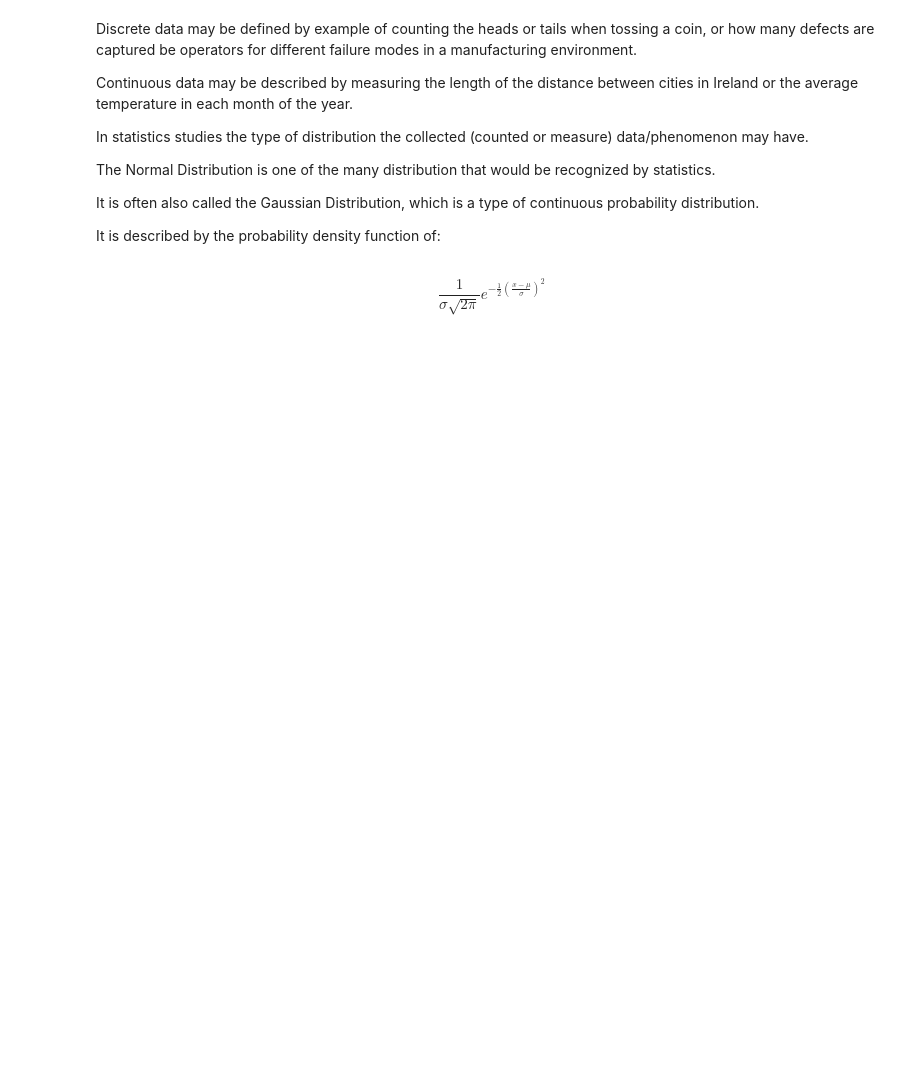
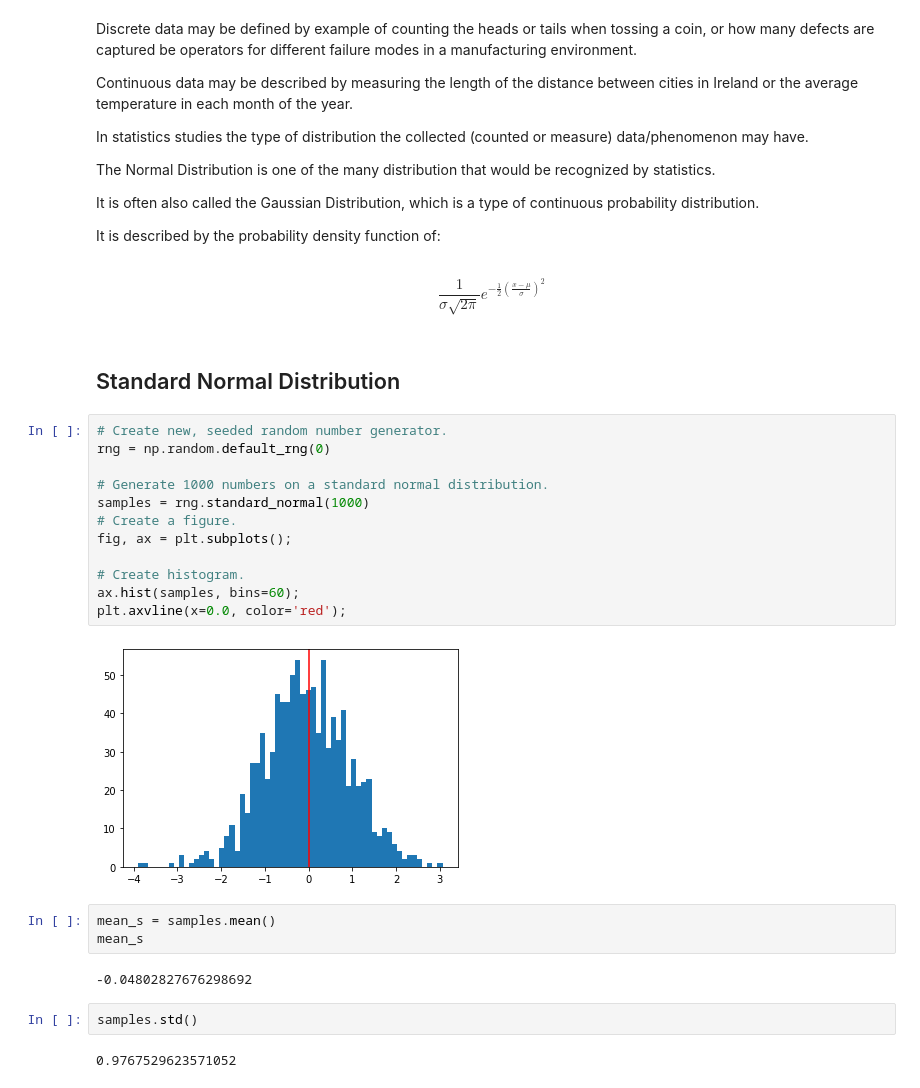
Before and after one commit to evaczeydapommersheim/Funddata---assessment, a Jupyter notebook: Normal Distribution/Normal_Distribution_Project_Winter 2022-23.ipynb, the cells around one changed output. Drawn from its saved outputs; the diff is of its cells as text; blank space fills up the shorter version.

Commit message:
working on chapter 05 exercise 02 and adding to project on Normal Distr

```diff
--- a/Normal Distribution/Normal_Distribution_Project_Winter 2022-23.ipynb
+++ b/Normal Distribution/Normal_Distribution_Project_Winter 2022-23.ipynb
@@ -33,3 +36,28 @@ It is often also called the Gaussian Distribution, which is a type of continuous
 It is described by the probability density function of:
 # %% [markdown]
 $$ \frac{1}{\sigma\sqrt{2\pi}}e^{-\frac{1}{2}\left(\frac{x- \mu}{\sigma}\right)^{\!2}} $$
+# %% [markdown]
+## Standard Normal Distribution
+# %%
+# Create new, seeded random number generator.
+rng = np.random.default_rng(0)
+
+# Generate 1000 numbers on a standard normal distribution.
+samples = rng.standard_normal(1000)
+# Create a figure.
+fig, ax = plt.subplots();
+
+# Create histogram.
+ax.hist(samples, bins=60);
+plt.axvline(x=0.0, color='red');
+# %% [output]
+[figure, added]
+# %%
+mean_s = samples.mean()
+mean_s
+# %% [output]
+-0.04802827676298692
+# %%
+samples.std()
+# %% [output]
+0.9767529623571052
```
Also changed, not shown: parts of 1 cell of this notebook, 1 other file.
